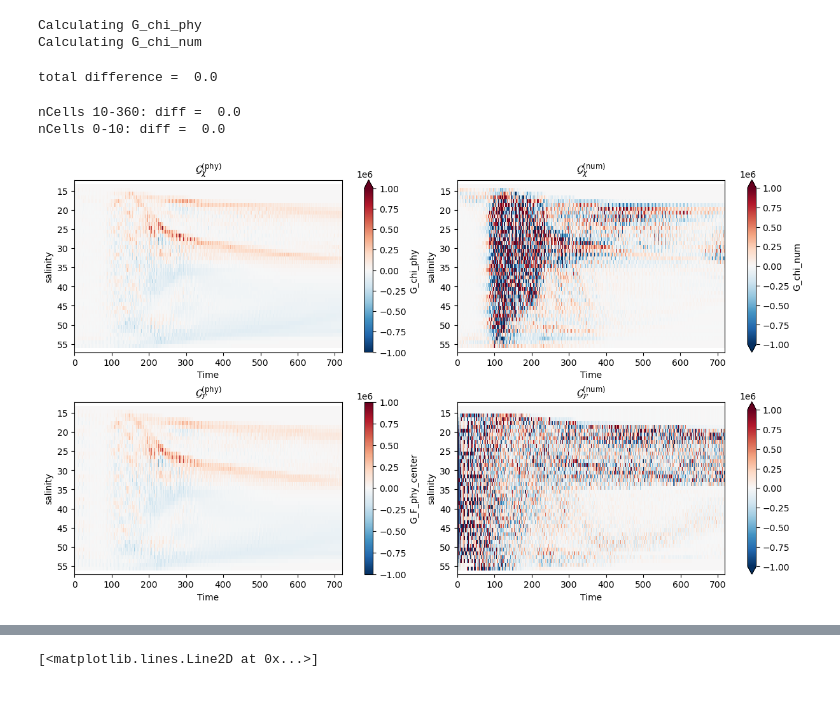
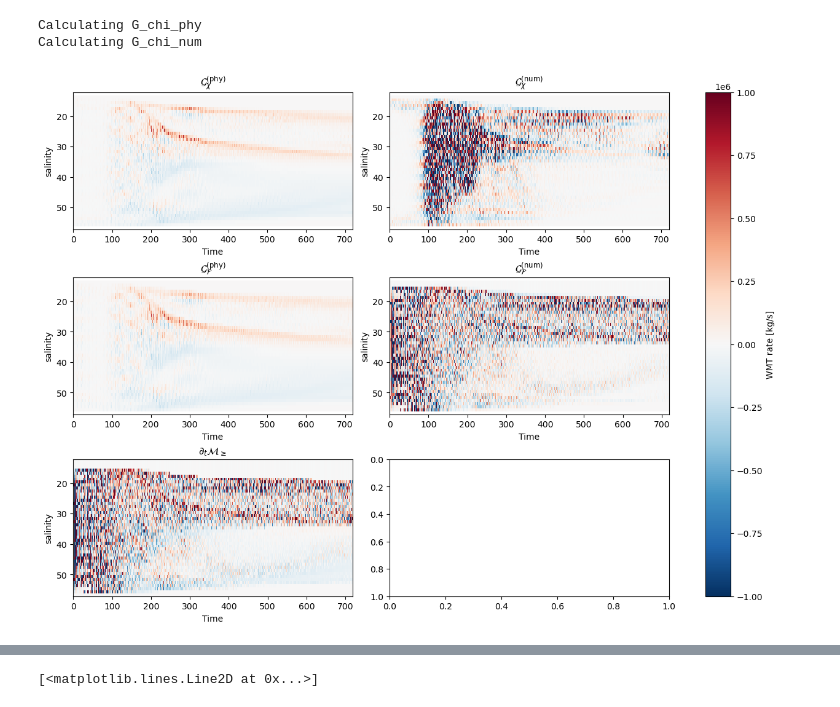
Before and after one commit to kailauyeda/WMT_DVD, a Jupyter notebook: bichan/analysis/preliminary_analysis.ipynb, the cells around one changed output, grey strips where cells are left out. Saved outputs shown, nothing was run; the diff lists cells and outputs as text; code cells hidden in the pictures.

```diff
--- a/bichan/analysis/preliminary_analysis.ipynb
+++ b/bichan/analysis/preliminary_analysis.ipynb
@@ -715,6 +543,7 @@ grid_nVertLevels = Grid(ds_output, coords={'Z' : {'center' : 'nVertLevels', 'out
                             autoparse_metadata=False)
 # mass of every grid cell in z coords
 mass = ds_output.density * ds_output.layerThickness * mesh.areaCell
+mass = rho_0 * ds_output.layerThickness * mesh.areaCell
 
 # then remap into salinity space
 mass_transform = grid_nVertLevels.transform(mass,
@@ -727,18 +556,3 @@ mass_transform = mass_transform.rename({'salinity_P1' : 'salinity'})
 
 # then calculate then vertical cumulative sum
 vert_int_mass = mass_transform.isel(salinity = slice(None,None,-1)).cumsum(dim='salinity').isel(salinity = slice(None,None,-1))
-# %%
-for i in range(0,720):
-    diff = mass_transform.isel(Time=i).sum() - mass.isel(Time=i).sum()
-    if np.abs(diff) > 1:
-        print('Time_idx where tendency is not conserved ', i)
-# %%
-diff_array= ([])
-for i in range(0,360):
-    diff = mass_transform.isel(Time=611, nCells=i).sum() - mass.isel(Time=611,nCells=i).sum()
-    if np.abs(diff) > 0.1:
-        print('nCells_idx = ', i)
-        diff_array = np.append(diff_array, diff)
-print('total difference = ', np.sum(diff_array))
-# %% [output]
-total difference =  0.0
@@ -756,16 +559,8 @@ transform_theRest = grid_nVertLevels.transform(mass.isel(nCells=slice(10,360)),
-# %%
-# compare the rest of the cells (not nCells 0-10)
-print('nCells 10-360: diff = ', (transform_theRest.sum() - mass.isel(nCells = slice(10,360)).sum()).values)
-
-# compare the transformed first 10 cells
-print('nCells 0-10: diff = ', (transform_10nCells.sum() - mass.isel(Time=0,nCells=slice(0,10)).sum()).values)
-# %% [output]
-nCells 10-360: diff =  0.0
-nCells 0-10: diff =  0.0
 # %%
 # calculate dM>= / dt
 # take the sum of vertical cumsums (all mass below the surface for all nCells)
-dM = vert_int_mass.diff(dim = 'Time')
+dM = vert_int_mass[1:,:,:] - vert_int_mass[:-1,:,:]
+
 dt = 2 * 60 * 60 # dt = 2 hrs, need to get into units of seconds
 dM_dt = (dM / dt).transpose('salinity','nCells','Time')
 
@@ -775,23 +570,28 @@ G_F_outer_time = (G_phy_comp_ds.G_F_phy_center[:,:,1:] + G_phy_comp_ds.G_F_phy_c
 
 G_F_num = dM_dt - G_F_outer_time
 # %%
-fig, ax = plt.subplots(nrows=2,ncols=2,constrained_layout=True,figsize=(12,7))
+fig, ax = plt.subplots(nrows=3,ncols=2,constrained_layout=True,figsize=(12,9))
 
-G_phy_comp_ds.G_chi_phy.mean(dim='nCells').plot(ax=ax[0,0],y='salinity',vmin=-1e6, vmax=1e6, cmap='RdBu_r')
+G_phy_comp_ds.G_chi_phy.mean(dim='nCells').plot(ax=ax[0,0],y='salinity',vmin=-1e6, vmax=1e6, cmap='RdBu_r', add_colorbar=False)
 ax[0,0].set_title(r'$\mathcal{G}_\chi^{\text{(phy)}}$')
-G_phy_comp_ds.G_chi_num.mean(dim='nCells').plot(ax=ax[0,1],y='salinity',vmin=-1e6, vmax=1e6, cmap='RdBu_r')
+G_phy_comp_ds.G_chi_num.mean(dim='nCells').plot(ax=ax[0,1],y='salinity',vmin=-1e6, vmax=1e6, cmap='RdBu_r', add_colorbar=False)
 ax[0,1].set_title(r'$\mathcal{G}_\chi^{\text{(num)}}$')
 
-G_phy_comp_ds.G_F_phy_center.mean(dim='nCells').plot(ax=ax[1,0],y='salinity',vmin=-1e6, vmax=1e6, cmap='RdBu_r')
+G_phy_comp_ds.G_F_phy_center.mean(dim='nCells').plot(ax=ax[1,0],y='salinity',vmin=-1e6, vmax=1e6, cmap='RdBu_r', add_colorbar=False)
 ax[1,0].set_title(r'$\mathcal{G}_\mathcal{F}^{\text{(phy)}}$')
-G_F_num.mean(dim='nCells').plot(ax=ax[1,1],y='salinity',vmin=-1e6, vmax=1e6, cmap='RdBu_r')
+G_F_num.mean(dim='nCells').plot(ax=ax[1,1],y='salinity',vmin=-1e6, vmax=1e6, cmap='RdBu_r', add_colorbar=False)
 ax[1,1].set_title(r'$\mathcal{G}_\mathcal{F}^{\text{(num)}}$')
 
-for i in range(0,2):
+c = dM_dt.mean(dim='nCells').plot(ax=ax[2,0], y='salinity', vmin=-1e6, vmax=1e6, cmap ='RdBu_r',add_colorbar=False)
+ax[2,0].set_title(r'$\partial_t \mathcal{M}_\geq$')
+
+fig.colorbar(c, ax=ax, label='WMT rate [kg/s]')
+
+for i in range(0,3):
     for j in range(0,2):
         ax[i,j].invert_yaxis()
 # %% [output]
-[figure, old version]
+[figure, new version]
 # %%
 fig,ax = plt.subplots(nrows=1,ncols=1,constrained_layout=True)
 
```
Also changed, not shown: parts of 42 cells of this notebook.
